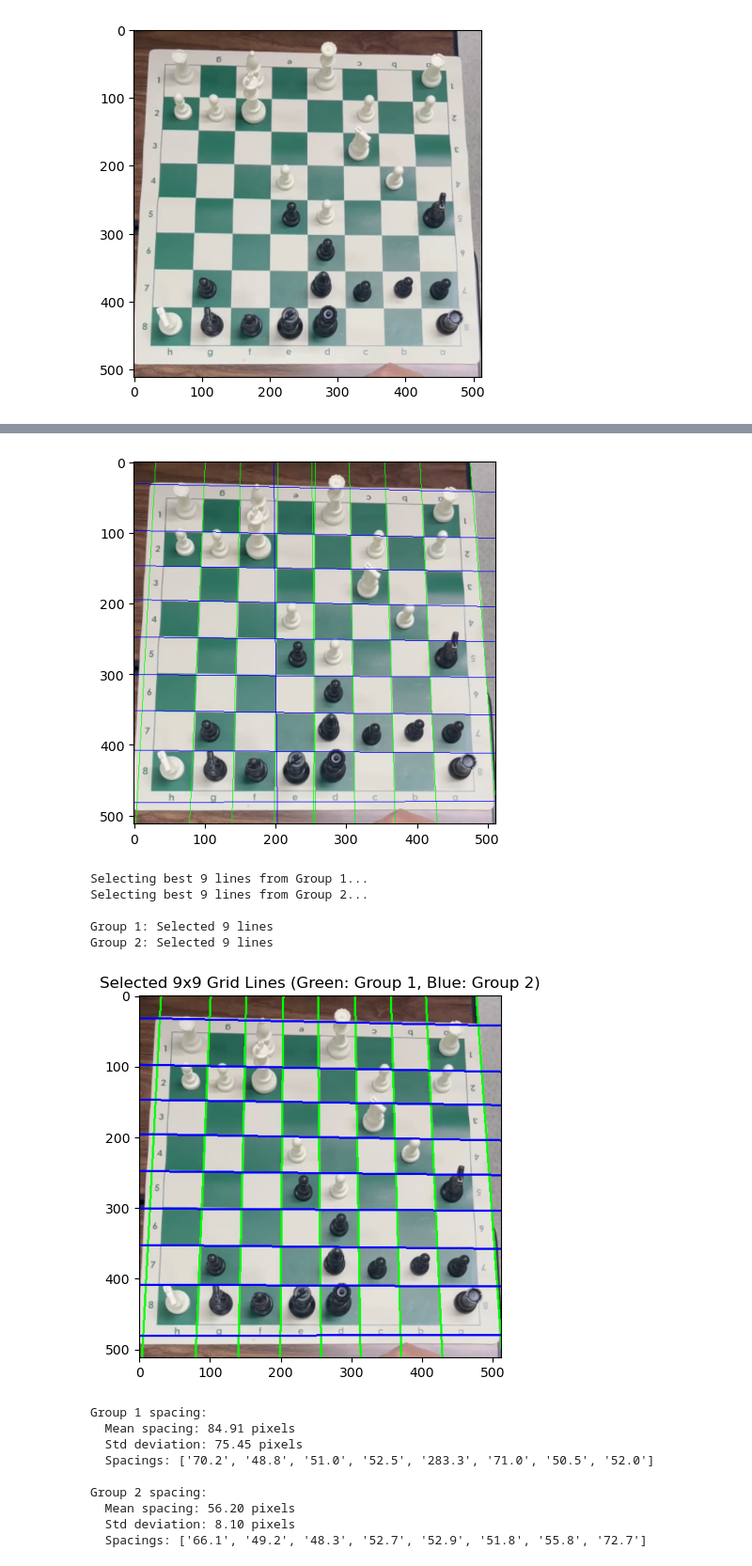
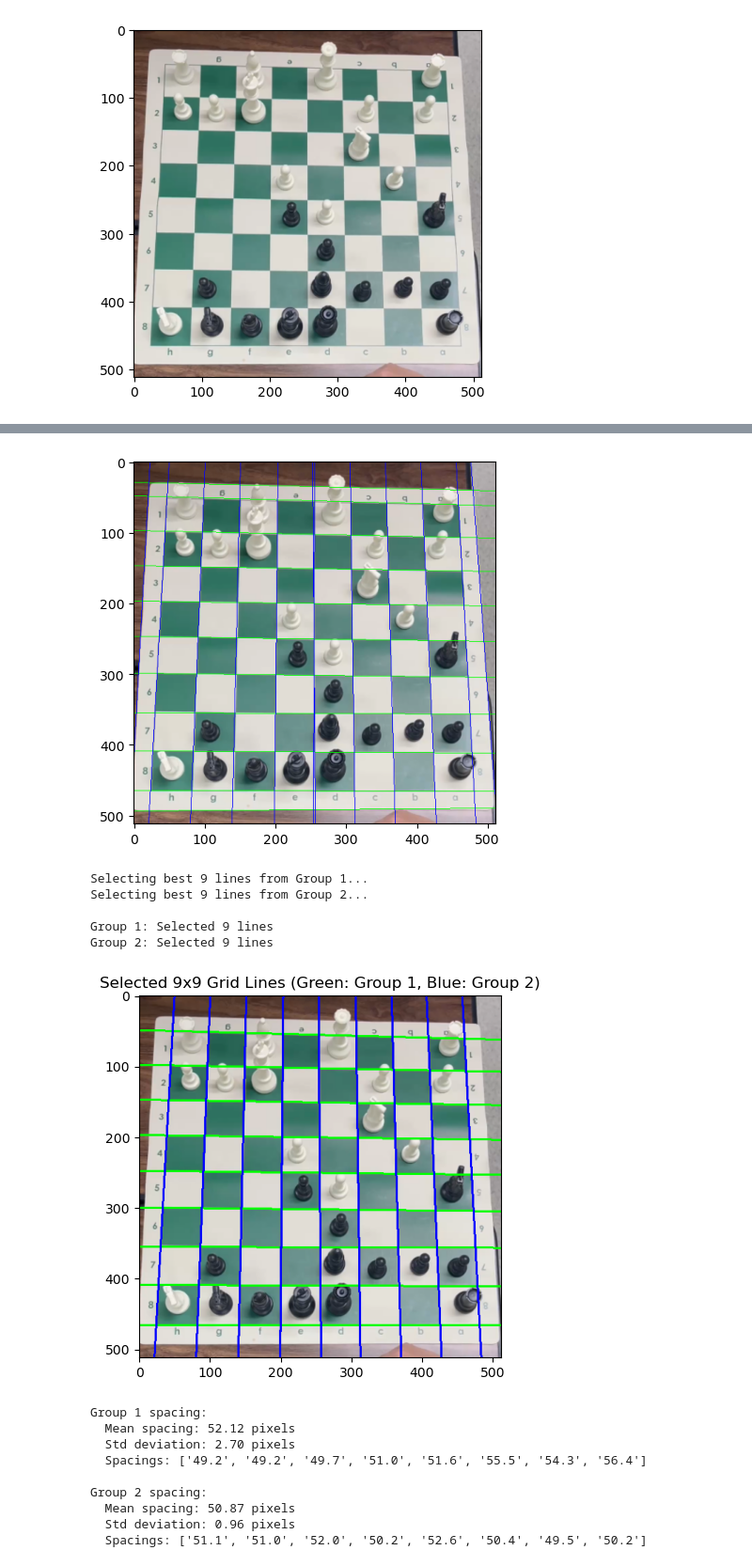
Before and after one commit to JJAnawat/Chess2PGN, a Jupyter notebook: notebooks/test.ipynb, the cells around one changed output, grey strips where cells are left out. Shown at 94% size. Drawn from its saved outputs; the diff is of its cells as text; code cells hidden in the pictures.

```diff
--- a/notebooks/test.ipynb
+++ b/notebooks/test.ipynb
@@ -26,7 +26,7 @@ def cannyPF(img, sigma=0.25):
 
 gray = cv2.cvtColor(img, cv2.COLOR_RGB2GRAY)
 
-bilateral = cv2.bilateralFilter(gray, d=7, sigmaColor=75, sigmaSpace=75)
+bilateral = cv2.bilateralFilter(gray, d=(Config.BILATERAL_FILTER_DIAMETER), sigmaColor=75, sigmaSpace=75)
 
 canny = cannyPF(bilateral, sigma=0.33)
 
@@ -77,7 +77,7 @@ scaler = StandardScaler()
 lines_normalized = scaler.fit_transform(lines_best)
 
 # Cluster similar lines
-clustering = DBSCAN(eps=0.1, min_samples=2).fit(lines_normalized)
+clustering = DBSCAN(eps=0.05, min_samples=2).fit(lines_normalized)
 labels = clustering.labels_
 
 # Average lines within each cluster
@@ -110,35 +110,35 @@ plt.show()
 # %%
 group1, group2 = [], []
+temp_group = []
 group1_mean, group2_mean = None, None
 
 for i, (rho, theta) in enumerate(unique_lines):
   if group1_mean is None:
-    # First line → group 1
-    group1.append(i)
-    group1_mean = theta
-  elif group2_mean is None:
-    # Check if perpendicular to group1
+    if theta >=np.pi/3 and theta <= 2*np.pi/3:
+      group1.append(i)
+      group1_mean = theta
+    else:
+      temp_group.append(i)
+  else:
     diff = abs(theta - group1_mean)
-    if diff > np.pi/3:  # ~60 degrees
-      group2.append(i)
-      group2_mean = theta
-    else:
-      group1.append(i)
-      # Update running mean
-      group1_mean = np.mean([unique_lines[j][1] for j in group1])
-  else:
-    # Assign to closest group
-    diff1 = min(abs(theta - group1_mean),
-                np.pi - abs(theta - group1_mean))
-    diff2 = min(abs(theta - group2_mean),
-                np.pi - abs(theta - group2_mean))
-
-    if diff1 < diff2:
+    if diff <= np.pi/3:
       group1.append(i)
       group1_mean = np.mean([unique_lines[j][1] for j in group1])
     else:
-      group2.append(i)
+      temp_group.append(i)
+
+for i in temp_group:
+  rho, theta = unique_lines[i]
+  diff = abs(theta - group1_mean)
+  if diff > np.pi/3:
+    group2.append(i)
+    if group2_mean is None:
+      group2_mean = theta
+    else:
       group2_mean = np.mean([unique_lines[j][1] for j in group2])
+  else:
+    group1.append(i)
+    group1_mean = np.mean([unique_lines[j][1] for j in group1])
 
 canvas = img.copy()
 for i in group1:
@@ -152,6 +152,7 @@ for i in group1:
   x2 = int(x0 - 1000 * (-b))
   y2 = int(y0 - 1000 * (a))
   cv2.line(canvas, (x1, y1), (x2, y2), (0, 255, 0), 1)
+  cv2.putText(canvas, f"{i}: {theta}", (x1, y1), cv2.FONT_HERSHEY_SIMPLEX, 0.5, (255, 255, 255), 1)
 for i in group2:
   rho, theta = unique_lines[i]
   a = np.cos(theta)
@@ -168,7 +169,7 @@ plt.figure(figsize=(5, 5))
 plt.imshow(canvas)
 plt.show()
 # %% [output]
-[figure, old version]
+[figure, new version]
 # %%
 import itertools
 
@@ -239,41 +240,42 @@ for i in best_group1:
 for i in best_group2:
     rho, theta = unique_lines[i]
     a = np.cos(theta)
     b = np.sin(theta)
     x0 = a * rho
     y0 = b * rho
     x1 = int(x0 + 1000 * (-b))
     y1 = int(y0 + 1000 * (a))
     x2 = int(x0 - 1000 * (-b))
     y2 = int(y0 - 1000 * (a))
     cv2.line(canvas, (x1, y1), (x2, y2), (0, 0, 255), 2)
 
 plt.figure(figsize=(5, 5))
 plt.imshow(canvas)
 plt.title('Selected 9x9 Grid Lines (Green: Group 1, Blue: Group 2)')
 plt.show()
 
 # Optional: Show spacing uniformity
 for group_name, best_indices in [("Group 1", best_group1), ("Group 2", best_group2)]:
-    rhos_selected = sorted([unique_lines[i][0] for i in best_indices])
+    rhos = np.array([unique_lines[i][0] if unique_lines[i][0] >= 0 else -unique_lines[i][0] for i in best_indices])
+    rhos_selected = sorted(rhos)
     diffs = np.diff(rhos_selected)
     print(f"\n{group_name} spacing:")
     print(f"  Mean spacing: {np.mean(diffs):.2f} pixels")
     print(f"  Std deviation: {np.std(diffs):.2f} pixels")
     print(f"  Spacings: {[f'{d:.1f}' for d in diffs]}")
 # %% [output]
 Selecting best 9 lines from Group 1...
 Selecting best 9 lines from Group 2...
 
 Group 1: Selected 9 lines
 Group 2: Selected 9 lines
-[figure, old version]
+[figure, new version]
 Group 1 spacing:
-  Mean spacing: 84.91 pixels
-  Std deviation: 75.45 pixels
-  Spacings: ['70.2', '48.8', '51.0', '52.5', '283.3', '71.0', '50.5', '52.0']
+  Mean spacing: 52.12 pixels
+  Std deviation: 2.70 pixels
+  Spacings: ['49.2', '49.2', '49.7', '51.0', '51.6', '55.5', '54.3', '56.4']
 
 Group 2 spacing:
-  Mean spacing: 56.20 pixels
-  Std deviation: 8.10 pixels
-  Spacings: ['66.1', '49.2', '48.3', '52.7', '52.9', '51.8', '55.8', '72.7']
+  Mean spacing: 50.87 pixels
+  Std deviation: 0.96 pixels
+  Spacings: ['51.1', '51.0', '52.0', '50.2', '52.6', '50.4', '49.5', '50.2']
```
Also changed, not shown: parts of 7 cells of this notebook, 4 other files.
